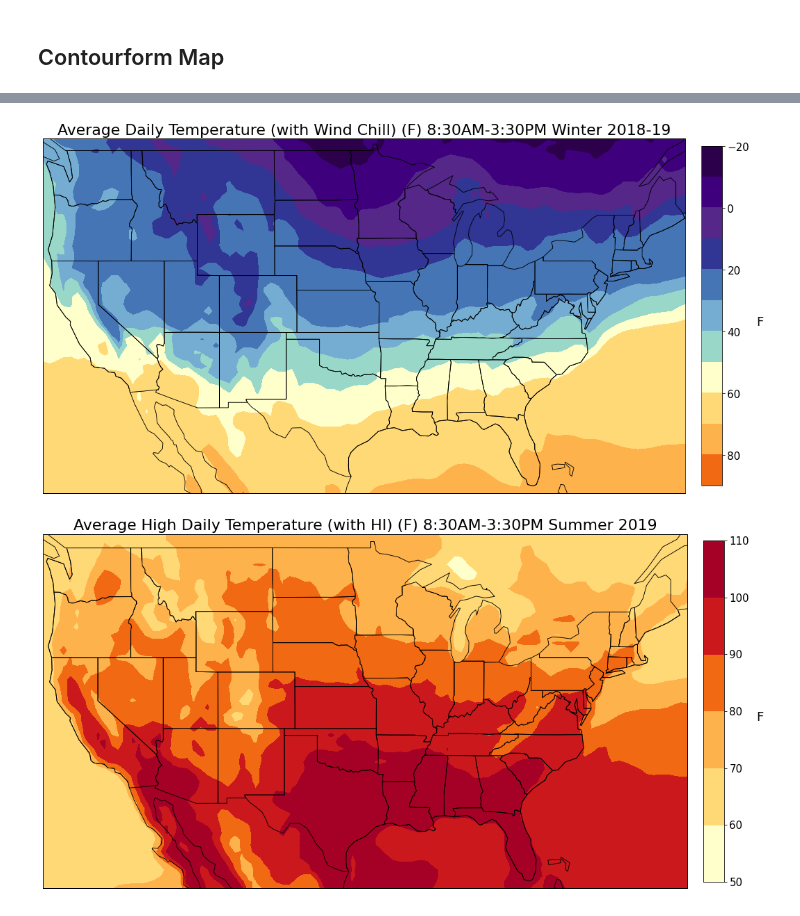
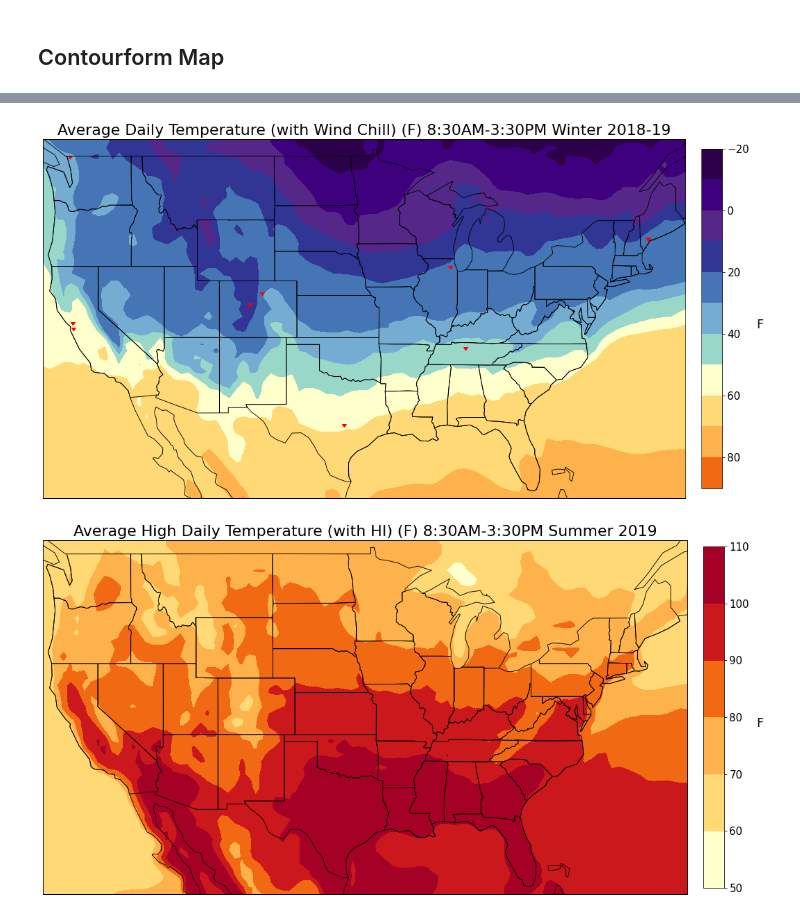
Before and after one commit to Harris-2020-Grad-Side-Projects/US-schoolday-temperatures, a Jupyter notebook: build/map_temperature.ipynb, the cells around one changed output, grey strips where cells are left out. Saved outputs shown, nothing was run; the diff lists cells and outputs as text; code cells hidden in the pictures.

```diff
--- a/build/map_temperature.ipynb
+++ b/build/map_temperature.ipynb
@@ -145,20 +144,20 @@ for i in norms:
 cmap = ListedColormap(use_colors)
 norm = BoundaryNorm(norms, cmap.N)
 # add North America
-#ax.coastlines(resolution="110m",linewidth=0.9)
+ax.coastlines(resolution="110m",linewidth=0.9)
 # add State boundries
-#ax.add_feature(cf.STATES, linewidth = 0.9)
+ax.add_feature(cf.STATES, linewidth = 0.9)
 #plt.xticks([])
 # https://coderzcolumn.com/tutorials/data-science/cartopy-basic-maps-scatter-map-bubble-map-and-connection-map
 plt.contourf(lon, lat, Z, levels=len(norms)-1,
-                 cmap=cmap, norm=norm)#, transform=ccrs.PlateCarree(), alpha = 0.5)
-contenental_states.plot(ax=ax, color = 'none', edgecolor='black')
+                 cmap=cmap, norm=norm, transform=ccrs.PlateCarree())
+#contenental_states.plot(ax=ax, color = 'none', edgecolor='black')
 cb = plt.colorbar(cm.ScalarMappable(norm=norm, cmap=cmap), ax=ax,
                       orientation="vertical", pad=0.02, aspect=16, shrink=0.5)
 cb.ax.invert_yaxis() #interts color bar so low to high
 cb.set_label('F',size=18,rotation=0,labelpad=15)
 cb.ax.tick_params(labelsize=15)
-plt.scatter(pilot_df[' lon'], pilot_df[' lat'], marker = 'v', color = 'red')
+plt.scatter(pilot_df['lon'], pilot_df['lat'], marker = 'v', color = 'red', transform=ccrs.PlateCarree())
 plt.savefig('test')
 # %% [output]
 The 'inframe' parameter of draw() was deprecated in Matplotlib 3.3 and will be removed two minor releases later. Use Axes.redraw_in_frame() instead. If any parameter follows 'inframe', they should be  ...
@@ -167,7 +166,7 @@ The 'inframe' parameter of draw() was deprecated in Matplotlib 3.3 and will be r
 # %% [markdown]
 ## Contourform Map
 # %%
-def contouform_map(df, values, title, date, colors):
+def contouform_map(df, values, title, date, colors, show_pilot_schools = False, pilot_df = None):
     '''values: the column name to use for temperature values
         title: what is in that column (for the plot title)
         date: month and year of the data (for the plot title)
@@ -183,12 +182,12 @@ def contouform_map(df, values, title, date, colors):
 
     fig = plt.figure(figsize=(20,18)) #12,10
 
-    # set map projection
-    ax = plt.axes(projection=ccrs.Mercator()) #??
+    # set geo axes
+    ax = plt.axes(projection=ccrs.Mercator())
 
-    # set map extent
-    extent = (X.min(), X.max(), Y.min(), Y.max()-4) # -4.5 for summmer, the Y-max is greater than the data?! (does this mean there's a problem?)
-    ax.set_extent(extent)
+    # set map extent -not needed
+    #extent = (X.min(), X.max(), Y.min(), Y.max()-4) # -4.5 for summmer, the Y-max is greater than the data?! (does this mean there's a problem?)
+    #ax.set_extent(extent)
 
     # add North America
     ax.coastlines(resolution="110m",linewidth=0.9)
@@ -223,7 +222,8 @@ def contouform_map(df, values, title, date, colors):
 
     #plot
     plt.contourf(lon, lat, Z, transform=ccrs.PlateCarree(), levels=len(norms)-1,
-                 cmap=cmap, norm=norm, legend=True)
+                 cmap=cmap, norm=norm)
+
     plt.title('{} (F) 8:30AM-3:30PM {}'.format(title, date), size=22)
     cb = plt.colorbar(cm.ScalarMappable(norm=norm, cmap=cmap), ax=ax,
                       orientation="vertical", pad=0.02, aspect=16, shrink=0.5)
@@ -231,5 +231,9 @@ def contouform_map(df, values, title, date, colors):
     cb.set_label('F',size=18,rotation=0,labelpad=15)
     cb.ax.tick_params(labelsize=15)
 
-    plt.savefig('output/{} (F) 8:30AM-3:30PM {}'.format(title, date))
+    if show_pilot_schools:
+        plt.scatter(pilot_df['lon'], pilot_df['lat'], marker = 7, color = 'red', transform=ccrs.PlateCarree())
+        plt.savefig('output/{} (F) 8:30AM-3:30PM {} with pilot schools'.format(title, date))
+    else:
+        plt.savefig('output/{} (F) 8:30AM-3:30PM {}'.format(title, date))
 # %%
@@ -239,7 +244,7 @@ contouform_map(df, 'average_temp', 'Average Daily Temperature', date, colors)
 # %%
-contouform_map(df, 'average_windchill', 'Average Daily Temperature (with Wind Chill)', date, colors)
+contouform_map(df, 'average_windchill', 'Average Daily Temperature (with Wind Chill)', date, colors, show_pilot_schools = True)
 # %% [output]
-[figure, old version]
+[figure, new version]
 # %%
 contouform_map(df, 'average_max_daily_hi', 'Average High Daily Temperature (with HI)', date, colors)
 # %% [output]
```
Also changed, not shown: parts of 5 cells of this notebook, 5 other files.
